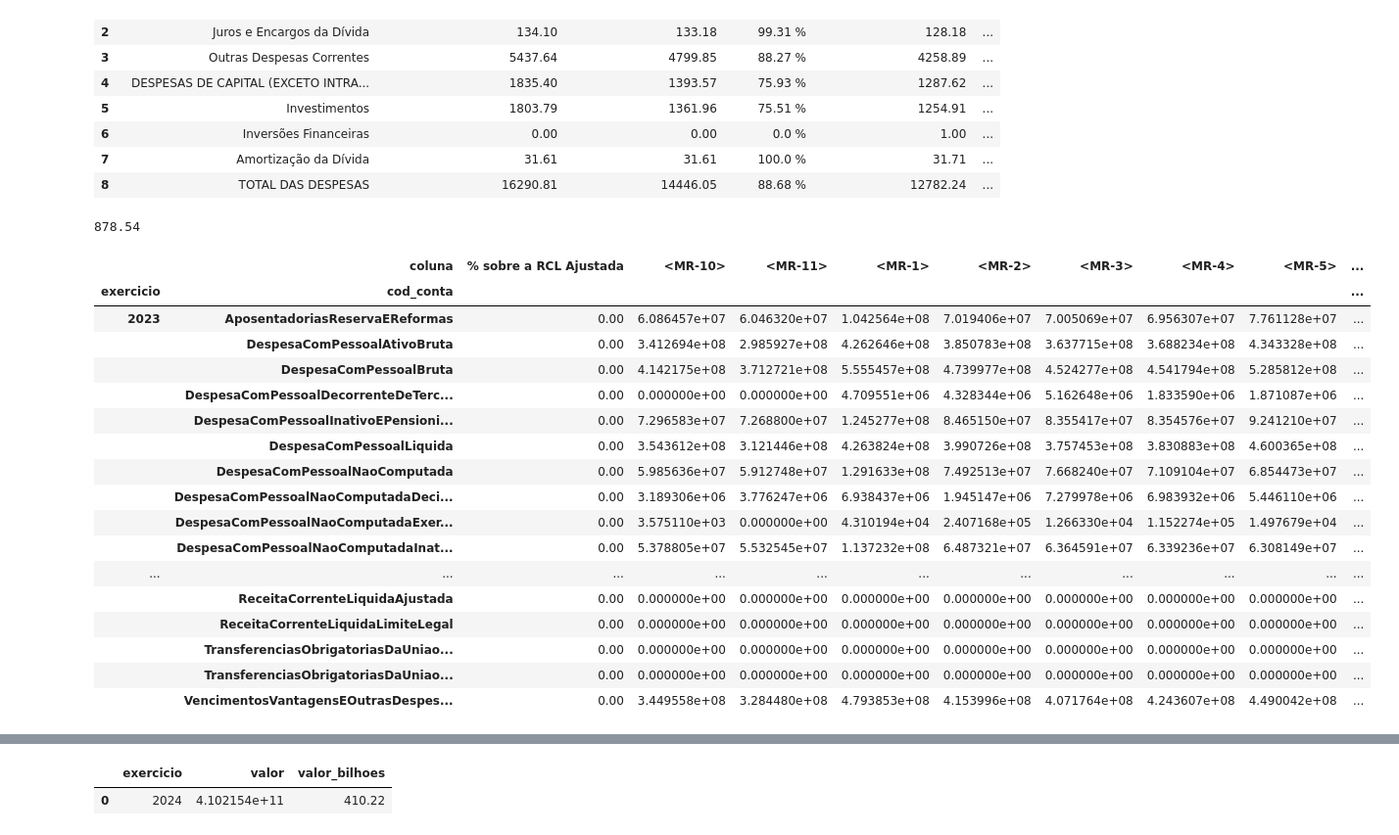
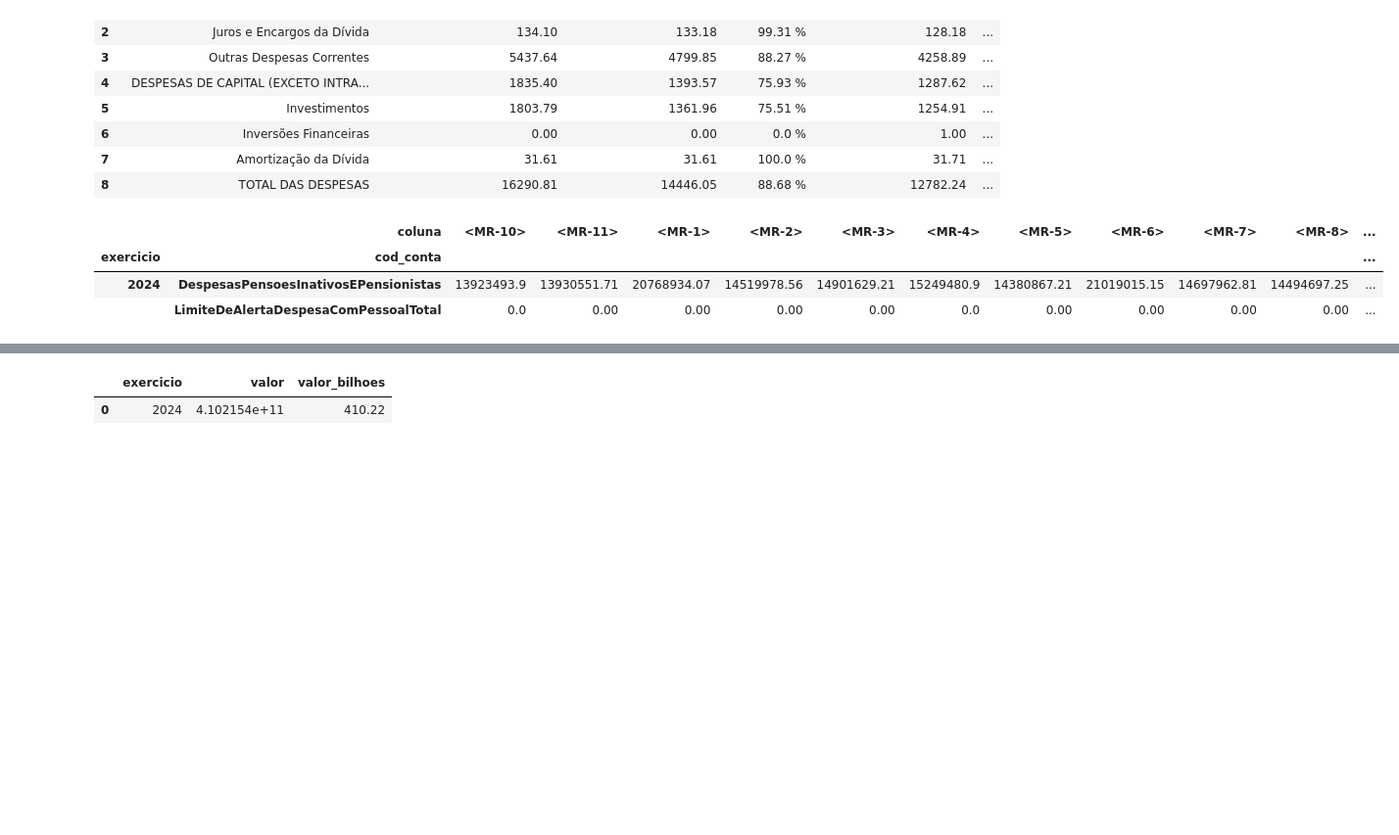
Before and after one commit to PedroJRod/api_siconfi, a Jupyter notebook: report.ipynb, the cells around one changed output, grey strips where cells are left out. Shown: that part at 98% size. Saved outputs shown, nothing was run; the diff lists cells and outputs as text; code cells hidden in the pictures; blank space fills up the shorter version.

```diff
--- a/report.ipynb
+++ b/report.ipynb
@@ -46,17 +46,17 @@ for i in an_exercicio:
 # %%
 #CONSULTA SEPARADA PARA TRATAMENTO
 
-an_exercicio = ['2024']
-id_ente = "35" #Código IBGE do Ente. rondonia 11 sao paulo 35
+an_exercicio = ['2023','2024']
+id_ente = "11" #Código IBGE do Ente. rondonia 11 sao paulo 35
 co_tipo_demonstrativo = 'RREO' #tipo de demonstrativo RREO - Bimestre
 nr_periodo = '6' #periodo RREO - Bimestre
-no_anexo = ['RREO-Anexo 01','RREO-Anexo 03','RREO-Anexo 13', 'RREO-Anexo 04', 'RREO-Anexo 11', 'RREO-Anexo 09', 'RREO-Anexo 02', 'RREO-Anexo 07','RREO-Anexo 14', 'RREO-Anexo 06', 'RREO-Anexo 10 - RPPS']
+no_anexo = ['RREO-Anexo 01','RREO-Anexo 08']
 
 rreo_df = pd.DataFrame()
 
 for i in an_exercicio:
     for j in no_anexo:
-        df = RREO(i, nr_periodo, co_tipo_demonstrativo, j, id_ente)
+        df = RREO(i, nr_periodo, j, id_ente)
         rreo_df = pd.concat([rreo_df, df])
 
 cod_contas_list = rreo_df[['anexo', 'cod_conta','conta','coluna','valor']]
@@ -65,0 +64,3 @@ KeyboardInterrupt:
+# %%
+rgf_df.loc[rgf_df['coluna'] == '% sobre a RCL Ajustada', 'coluna'] = 'perc sobre a RCL Ajustada'
+rgf_df[rgf_df['coluna'] == 'perc sobre a RCL Ajustada']
@@ -649,33 +684,13 @@ tabela_5
 | 6 | Inversões Financeiras | 0.00 | 0.00 | 0.0 % | 1.00 | ... |
 | 7 | Amortização da Dívida | 31.61 | 31.61 | 100.0 % | 31.71 | ... |
 | 8 | TOTAL DAS DESPESAS | 16290.81 | 14446.05 | 88.68 % | 12782.24 | ... |
-# %%
-valor = get_value(exercicio_anterior, 'AposentadoriasReservaEReformas', 'TOTAL (ÚLTIMOS 12 MESES) (a)')
-
-valor
-# %% [output]
-878.54
 # %%
-rgf_df_pivot
+rgf_df_pivot.sample(2)
 # %% [output]
-|  | coluna | % sobre a RCL Ajustada | <MR-10> | <MR-11> | <MR-1> | <MR-2> | <MR-3> | <MR-4> | <MR-5> | ... |
-| exercicio | cod_conta |  |  |  |  |  |  |  |  | ... |
-| 2023 | AposentadoriasReservaEReformas | 0.00 | 6.086457e+07 | 6.046320e+07 | 1.042564e+08 | 7.019406e+07 | 7.005069e+07 | 6.956307e+07 | 7.761128e+07 | ... |
-|  | DespesaComPessoalAtivoBruta | 0.00 | 3.412694e+08 | 2.985927e+08 | 4.262646e+08 | 3.850783e+08 | 3.637715e+08 | 3.688234e+08 | 4.343328e+08 | ... |
-|  | DespesaComPessoalBruta | 0.00 | 4.142175e+08 | 3.712721e+08 | 5.555457e+08 | 4.739977e+08 | 4.524277e+08 | 4.541794e+08 | 5.285812e+08 | ... |
-|  | DespesaComPessoalDecorrenteDeTerc... | 0.00 | 0.000000e+00 | 0.000000e+00 | 4.709551e+06 | 4.328344e+06 | 5.162648e+06 | 1.833590e+06 | 1.871087e+06 | ... |
-|  | DespesaComPessoalInativoEPensioni... | 0.00 | 7.296583e+07 | 7.268800e+07 | 1.245277e+08 | 8.465150e+07 | 8.355417e+07 | 8.354576e+07 | 9.241210e+07 | ... |
-|  | DespesaComPessoalLiquida | 0.00 | 3.543612e+08 | 3.121446e+08 | 4.263824e+08 | 3.990726e+08 | 3.757453e+08 | 3.830883e+08 | 4.600365e+08 | ... |
-|  | DespesaComPessoalNaoComputada | 0.00 | 5.985636e+07 | 5.912748e+07 | 1.291633e+08 | 7.492513e+07 | 7.668240e+07 | 7.109104e+07 | 6.854473e+07 | ... |
-|  | DespesaComPessoalNaoComputadaDeci... | 0.00 | 3.189306e+06 | 3.776247e+06 | 6.938437e+06 | 1.945147e+06 | 7.279978e+06 | 6.983932e+06 | 5.446110e+06 | ... |
-|  | DespesaComPessoalNaoComputadaExer... | 0.00 | 3.575110e+03 | 0.000000e+00 | 4.310194e+04 | 2.407168e+05 | 1.266330e+04 | 1.152274e+05 | 1.497679e+04 | ... |
-|  | DespesaComPessoalNaoComputadaInat... | 0.00 | 5.378805e+07 | 5.532545e+07 | 1.137232e+08 | 6.487321e+07 | 6.364591e+07 | 6.339236e+07 | 6.308149e+07 | ... |
-| ... | ... | ... | ... | ... | ... | ... | ... | ... | ... | ... |
-|  | ReceitaCorrenteLiquidaAjustada | 0.00 | 0.000000e+00 | 0.000000e+00 | 0.000000e+00 | 0.000000e+00 | 0.000000e+00 | 0.000000e+00 | 0.000000e+00 | ... |
-|  | ReceitaCorrenteLiquidaLimiteLegal | 0.00 | 0.000000e+00 | 0.000000e+00 | 0.000000e+00 | 0.000000e+00 | 0.000000e+00 | 0.000000e+00 | 0.000000e+00 | ... |
-|  | TransferenciasObrigatoriasDaUniao... | 0.00 | 0.000000e+00 | 0.000000e+00 | 0.000000e+00 | 0.000000e+00 | 0.000000e+00 | 0.000000e+00 | 0.000000e+00 | ... |
-|  | TransferenciasObrigatoriasDaUniao... | 0.00 | 0.000000e+00 | 0.000000e+00 | 0.000000e+00 | 0.000000e+00 | 0.000000e+00 | 0.000000e+00 | 0.000000e+00 | ... |
-|  | VencimentosVantagensEOutrasDespes... | 0.00 | 3.449558e+08 | 3.284480e+08 | 4.793853e+08 | 4.153996e+08 | 4.071764e+08 | 4.243607e+08 | 4.490042e+08 | ... |
+|  | coluna | <MR-10> | <MR-11> | <MR-1> | <MR-2> | <MR-3> | <MR-4> | <MR-5> | <MR-6> | <MR-7> | <MR-8> | ... |
+| exercicio | cod_conta |  |  |  |  |  |  |  |  |  |  | ... |
+| 2024 | DespesasPensoesInativosEPensionistas | 13923493.9 | 13930551.71 | 20768934.07 | 14519978.56 | 14901629.21 | 15249480.9 | 14380867.21 | 21019015.15 | 14697962.81 | 14494697.25 | ... |
+|  | LimiteDeAlertaDespesaComPessoalTotal | 0.0 | 0.00 | 0.00 | 0.00 | 0.00 | 0.0 | 0.00 | 0.00 | 0.00 | 0.00 | ... |
 # %%
 tabela_indicadores = pd.DataFrame({
     'INDICADOR': [
```
Also changed, not shown: parts of 7 cells of this notebook, 3 other files.
